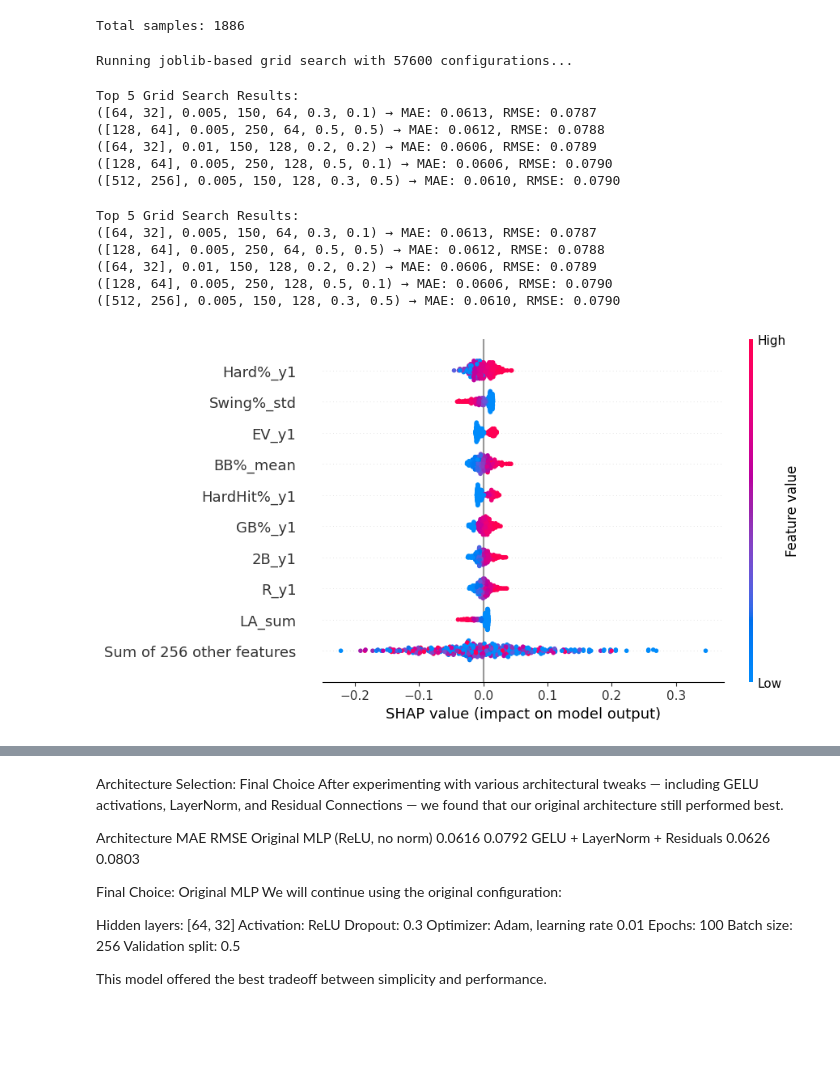
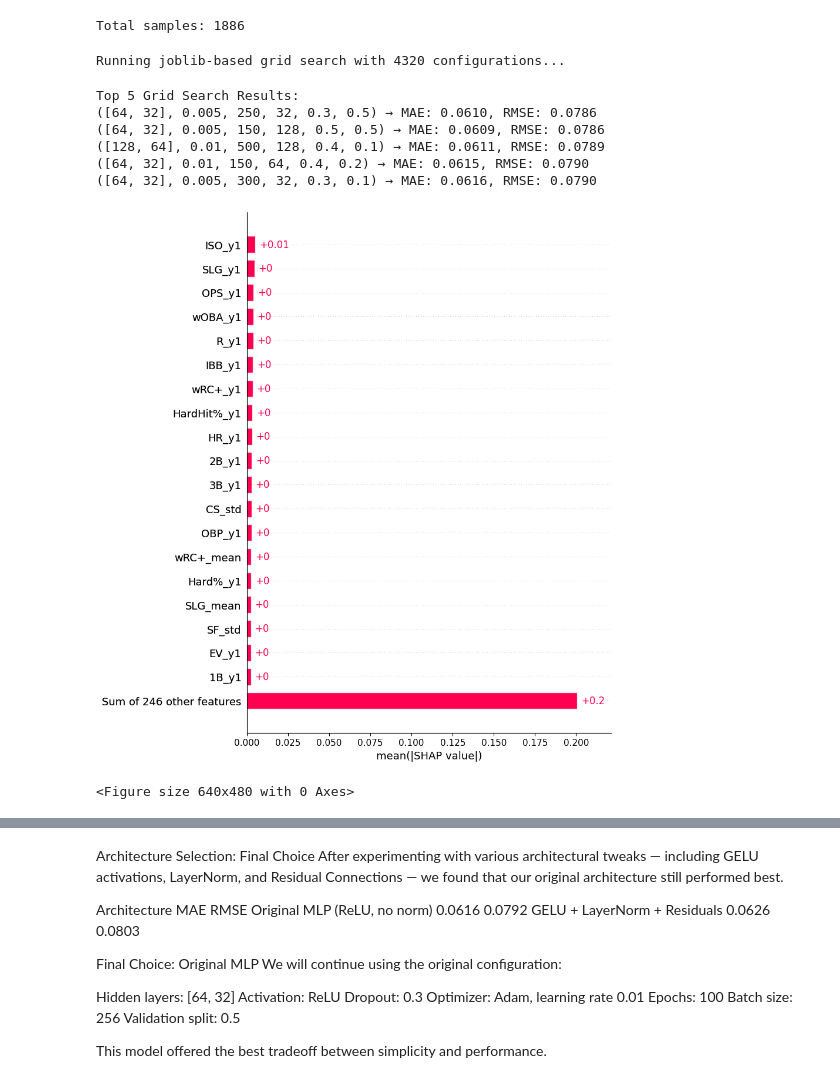
Before and after one commit to aidankeaveny/mlb-performance-predictor, a Jupyter notebook: notebooks/06_predict_2025.ipynb, the cells around one changed output, grey strips where cells are left out. Drawn from its saved outputs; the diff is of its cells as text; code cells hidden in the pictures; blank space fills up the shorter version.

```diff
--- a/notebooks/06_predict_2025.ipynb
+++ b/notebooks/06_predict_2025.ipynb
@@ -140,7 +138,7 @@ def train_mlp_model_with_valsplit(i, config, length):
     device = torch.device("cpu")
 
     model = PlayerMLP(X_train.shape[1], hidden_dims, dropout).to(device)
-    optimizer = torch.optim.Adam(model.parameters(), lr=lr)
+    optimizer = torch.optim.Adam(model.parameters(), lr=lr, weight_decay=1e-4)
     loss_fn = nn.MSELoss()
 
     X_subtrain, X_val, y_subtrain, y_val = train_test_split(
@@ -201,16 +199,12 @@ import itertools
 import random
 
 hidden_dim_options = [
-    [64], [128], [256], [512],
     [64, 32], [128, 64], [256, 128], [512, 256],
-    [128, 64, 32], [256, 128, 64], [512, 256, 128],
-    [256, 128, 64, 32], [512, 256, 128, 64],
-    [128, 128, 128], [256, 256, 256], [512, 512, 256, 128]
 ]
-lr_options = [0.01, 0.005, 0.001, 0.0005, 0.0003]
+lr_options = [0.01, 0.005, 0.001]
 epoch_options = [50, 100, 150, 250, 300, 500]
-batch_size_options = [32, 64, 128, 256]
-dropout_options = [0.0, 0.1, 0.2, 0.3, 0.4, 0.5]
+batch_size_options = [32, 64, 128]
+dropout_options = [0.2, 0.3, 0.4, 0.5]
 val_split_options = [0.1, 0.2, 0.3, 0.4, 0.5]
 
 grid_configs = list(itertools.product(
@@ -231,34 +225,30 @@ print("\nTop 5 Grid Search Results:")
 for cfg, mae, rmse in top5:
     print(f"{cfg} → MAE: {mae:.4f}, RMSE: {rmse:.4f}")
 # %% [output]
-Running joblib-based grid search with 57600 configurations...
+Running joblib-based grid search with 4320 configurations...
 Top 5 Grid Search Results:
-([64, 32], 0.005, 150, 64, 0.3, 0.1) → MAE: 0.0613, RMSE: 0.0787
-([128, 64], 0.005, 250, 64, 0.5, 0.5) → MAE: 0.0612, RMSE: 0.0788
-([64, 32], 0.01, 150, 128, 0.2, 0.2) → MAE: 0.0606, RMSE: 0.0789
-([128, 64], 0.005, 250, 128, 0.5, 0.1) → MAE: 0.0606, RMSE: 0.0790
-([512, 256], 0.005, 150, 128, 0.3, 0.5) → MAE: 0.0610, RMSE: 0.0790
+([64, 32], 0.005, 250, 32, 0.3, 0.5) → MAE: 0.0610, RMSE: 0.0786
+([64, 32], 0.005, 150, 128, 0.5, 0.5) → MAE: 0.0609, RMSE: 0.0786
+([128, 64], 0.01, 500, 128, 0.4, 0.1) → MAE: 0.0611, RMSE: 0.0789
+([64, 32], 0.01, 150, 64, 0.4, 0.2) → MAE: 0.0615, RMSE: 0.0790
+([64, 32], 0.005, 300, 32, 0.3, 0.1) → MAE: 0.0616, RMSE: 0.0790
-# %%
-print("\nTop 5 Grid Search Results:")
-for cfg, mae, rmse in top5:
-    print(f"{cfg} → MAE: {mae:.4f}, RMSE: {rmse:.4f}")
-# %% [output]
-Top 5 Grid Search Results:
-([64, 32], 0.005, 150, 64, 0.3, 0.1) → MAE: 0.0613, RMSE: 0.0787
-([128, 64], 0.005, 250, 64, 0.5, 0.5) → MAE: 0.0612, RMSE: 0.0788
-([64, 32], 0.01, 150, 128, 0.2, 0.2) → MAE: 0.0606, RMSE: 0.0789
-([128, 64], 0.005, 250, 128, 0.5, 0.1) → MAE: 0.0606, RMSE: 0.0790
-([512, 256], 0.005, 150, 128, 0.3, 0.5) → MAE: 0.0610, RMSE: 0.0790
 # %%
 # SHAP analysis for best model
 best_model = models[0]
 X_test_np = X_test.detach().numpy()
+
 explainer = shap.Explainer(
     lambda x: best_model(torch.tensor(x, dtype=torch.float32)).detach().numpy(),
     X_test_np,
     feature_names=features
 )
+
 shap_values = explainer(X_test_np, max_evals=2000)
-shap.plots.beeswarm(shap_values)
+
+# Don't pass ax, just call the function directly
+shap.plots.bar(shap_values, max_display=20)
+plt.tight_layout()
+plt.show()
 # %% [output]
-[figure, old version]
+[figure, new version]
+<Figure size 640x480 with 0 Axes>
```
Also changed, not shown: parts of 33 cells of this notebook, 17 other files.
